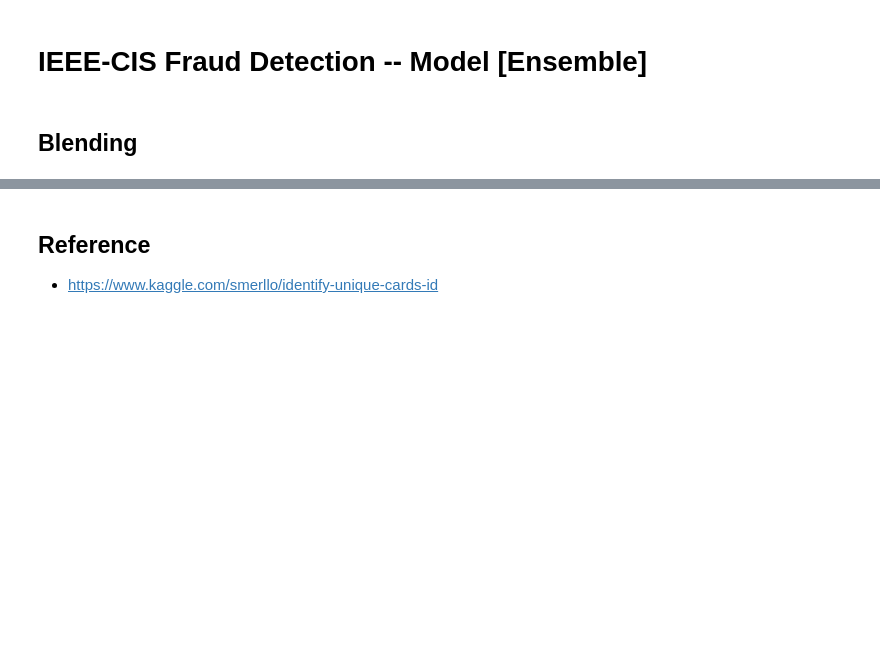
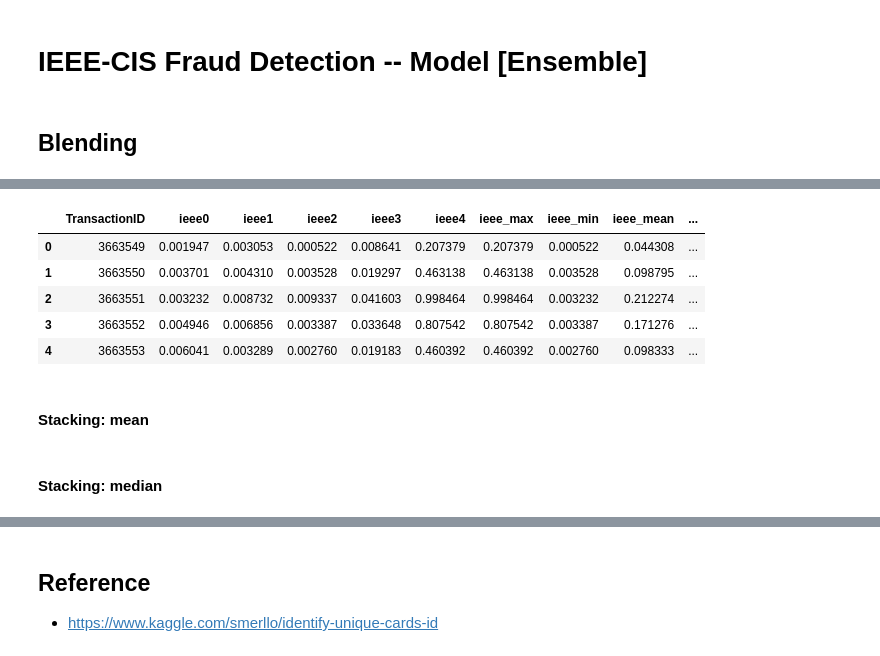
Before and after one commit to xinquan-wang/IEEE-CIS_Fraud_Detection, a Jupyter notebook: IEEE-CIS Fraud Detection -- Model [Ensemble].ipynb, the cells around one changed output, grey strips where cells are left out. Drawn from its saved outputs; the diff is of its cells as text; code cells hidden in the pictures; blank space fills up the shorter version.

```diff
--- a/IEEE-CIS Fraud Detection -- Model [Ensemble].ipynb
+++ b/IEEE-CIS Fraud Detection -- Model [Ensemble].ipynb
@@ -21,0 +180,11 @@ sub = simple.Blend(['./Output/blend02.csv', './Output/random_forest_1.csv'],
+# %%
+lgb_undersample = pd.read_csv('./Output/lgb_undersample.csv', index_col=0)
+lgb_oversample = pd.read_csv('./Output/lgb_oversample.csv', index_col=0)
+# %%
+concat_sub1 = pd.concat([concat_sub, lgb_undersample, lgb_oversample], axis=1)
+# %%
+cols = list(map(lambda x: "ieee" + str(x), range(len(concat_sub1.columns))))
+concat_sub1.columns = cols
+concat_sub1.reset_index(inplace=True)
+ncol = concat_sub1.shape[1]
+concat_sub1.head()
@@ -21,0 +214,17 @@ sub = simple.Blend(['./Output/blend02.csv', './Output/random_forest_1.csv'],
+# %%
+# get the data fields ready for stacking
+concat_sub1['ieee_max'] = concat_sub1.iloc[:, 1:ncol].max(axis=1)
+concat_sub1['ieee_min'] = concat_sub1.iloc[:, 1:ncol].min(axis=1)
+concat_sub1['ieee_mean'] = concat_sub1.iloc[:, 1:ncol].mean(axis=1)
+concat_sub1['ieee_median'] = concat_sub1.iloc[:, 1:ncol].median(axis=1)
+# %%
+concat_sub1.head()
+# %% [output]
+|  | TransactionID | ieee0 | ieee1 | ieee2 | ieee3 | ieee4 | ieee_max | ieee_min | ieee_mean | ... |
+| 0 | 3663549 | 0.001947 | 0.003053 | 0.000522 | 0.008641 | 0.207379 | 0.207379 | 0.000522 | 0.044308 | ... |
+| 1 | 3663550 | 0.003701 | 0.004310 | 0.003528 | 0.019297 | 0.463138 | 0.463138 | 0.003528 | 0.098795 | ... |
+| 2 | 3663551 | 0.003232 | 0.008732 | 0.009337 | 0.041603 | 0.998464 | 0.998464 | 0.003232 | 0.212274 | ... |
+| 3 | 3663552 | 0.004946 | 0.006856 | 0.003387 | 0.033648 | 0.807542 | 0.807542 | 0.003387 | 0.171276 | ... |
+| 4 | 3663553 | 0.006041 | 0.003289 | 0.002760 | 0.019183 | 0.460392 | 0.460392 | 0.002760 | 0.098333 | ... |
+# %% [markdown]
+#### Stacking: mean
@@ -21,0 +235,2 @@ sub = simple.Blend(['./Output/blend02.csv', './Output/random_forest_1.csv'],
+# %% [markdown]
+#### Stacking: median
```
Also changed, not shown: parts of 69 cells of this notebook, 31 other files.
